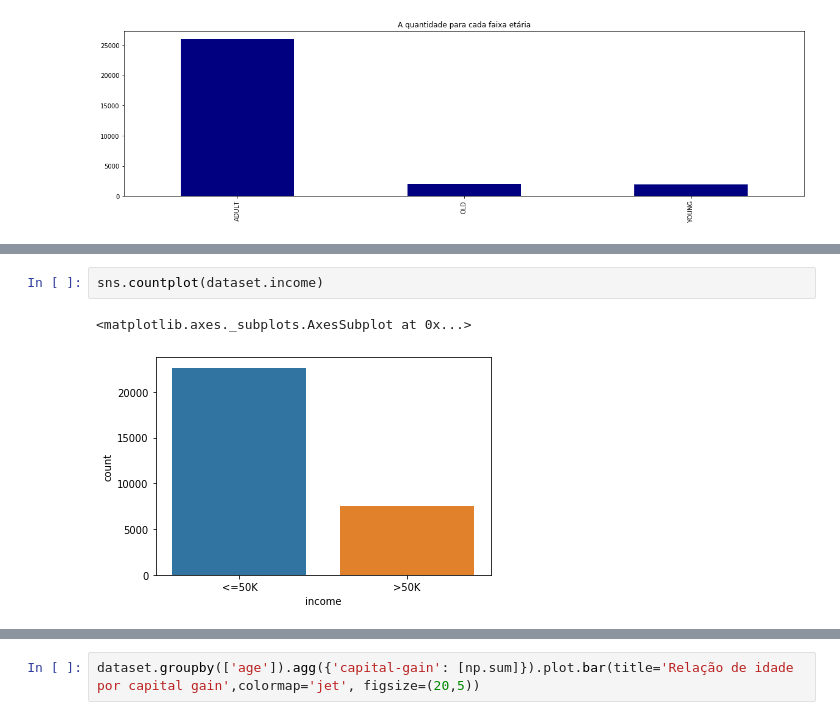
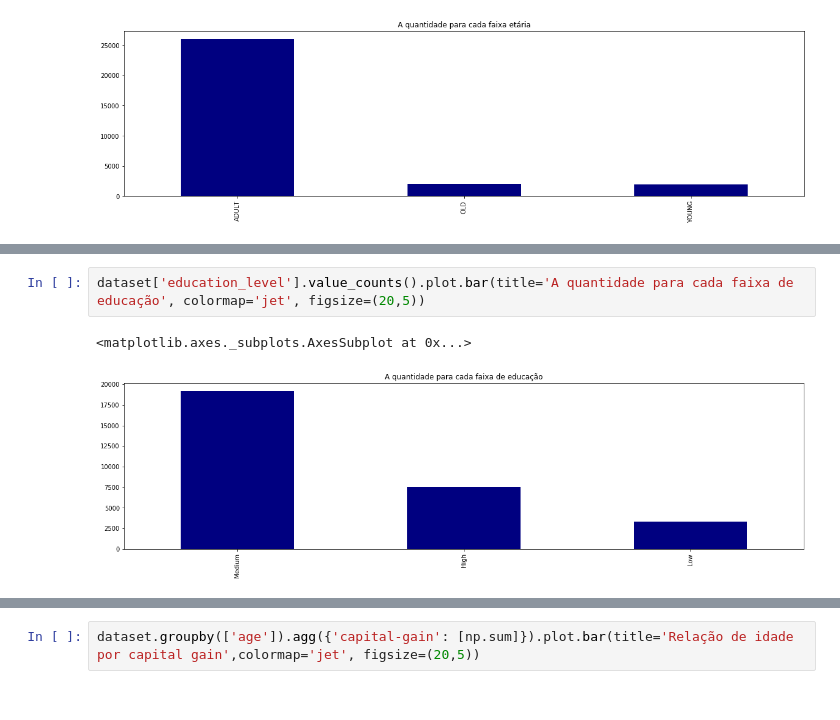
Before and after one commit to FernandoBLima/data-analysis-course, a Jupyter notebook: Descriptive Data Statistics/descriptive_data_statistics.ipynb, the cells around one changed output, grey strips where cells are left out. Cells and saved outputs as stored; diff of their text form.

```diff
--- a/Descriptive Data Statistics/descriptive_data_statistics.ipynb
+++ b/Descriptive Data Statistics/descriptive_data_statistics.ipynb
@@ -677,5 +728,5 @@ sns.countplot(dataset['education_level'])
-# %%
-sns.countplot(dataset.income)
-# %% [output]
-<matplotlib.axes._subplots.AxesSubplot at 0x...>
-[figure, removed]
+# %%
+dataset['education_level'].value_counts().plot.bar(title='A quantidade para cada faixa de educação', colormap='jet', figsize=(20,5))
+# %% [output]
+<matplotlib.axes._subplots.AxesSubplot at 0x...>
+[figure, added]
```
Also changed, not shown: parts of 146 cells of this notebook.
